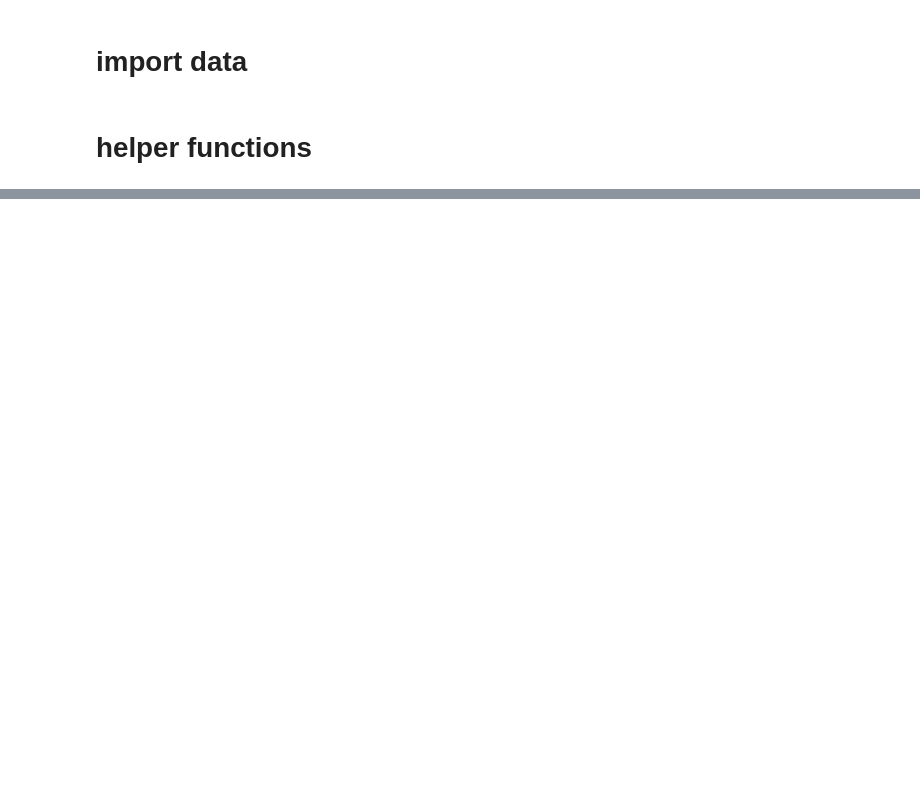
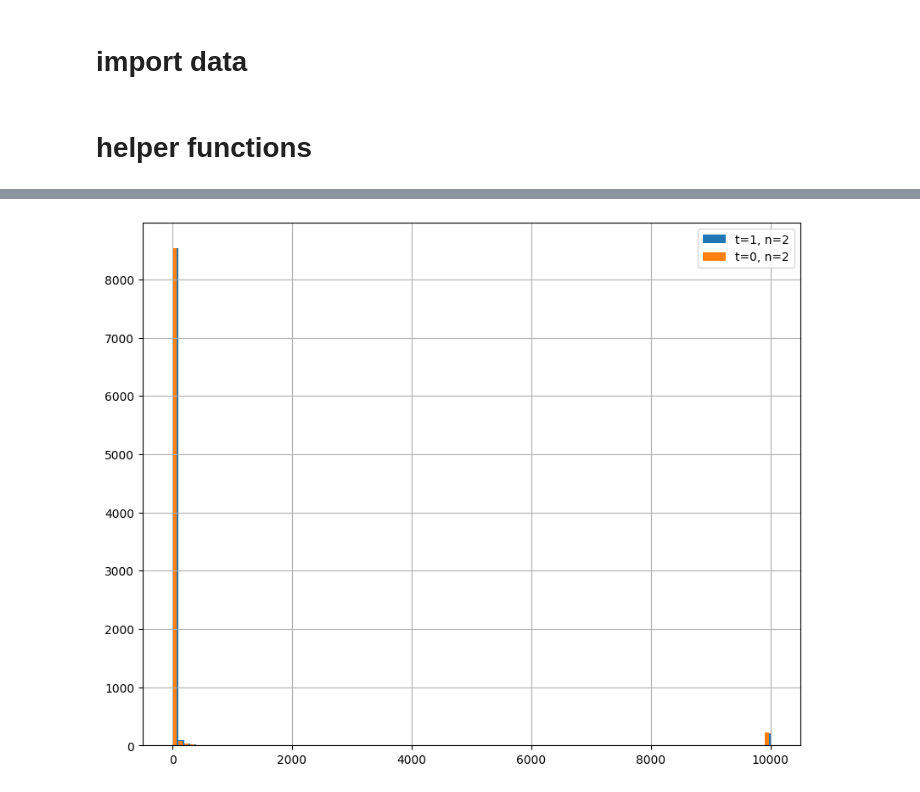
Before and after one commit to KevinCarr42/AI-Translation, a Jupyter notebook: fr_eng_cleaning_chunking.ipynb, the cells around one changed output, grey strips where cells are left out. Saved outputs shown, nothing was run; the diff lists cells and outputs as text; code cells hidden in the pictures; blank space fills up the shorter version.

```diff
--- a/fr_eng_cleaning_chunking.ipynb
+++ b/fr_eng_cleaning_chunking.ipynb
@@ -165,0 +239,19 @@ NameError: name 'english_words' is not defined
+# %%
+plt.show()
+plt.figure(figsize=(10, 8))
+
+data = [
+    (matched_df_1_2, 't=1, n=2'),
+    (matched_df_0_2, 't=0, n=2'),
+]
+n = 100
+
+for i, (df, label) in enumerate(data):
+    df['len_diff'].hist(bins=n, width=(10000/n-i*3000/n), label=label)
+
+plt.legend()
+plt.show()
+
+# looks liek tolerance 1 is VERY VERY SLIGHTLY better
+# %% [output]
+[figure, added]
```
Also changed, not shown: parts of 6 cells of this notebook, 1 other file.
